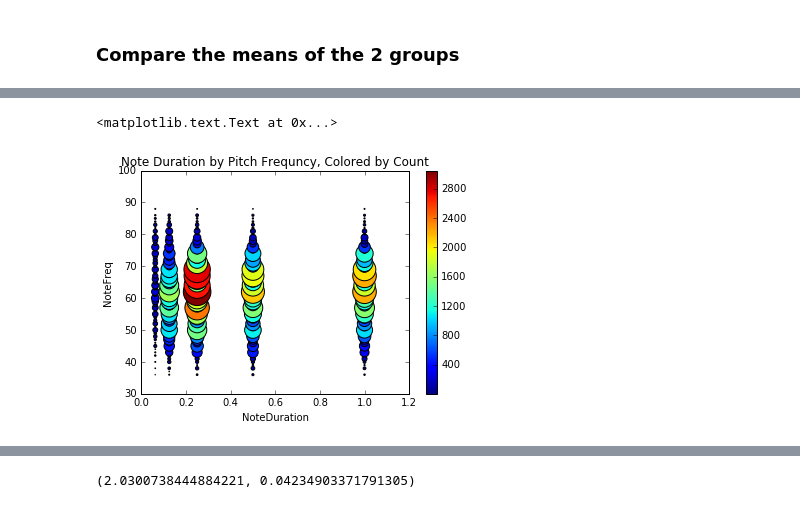
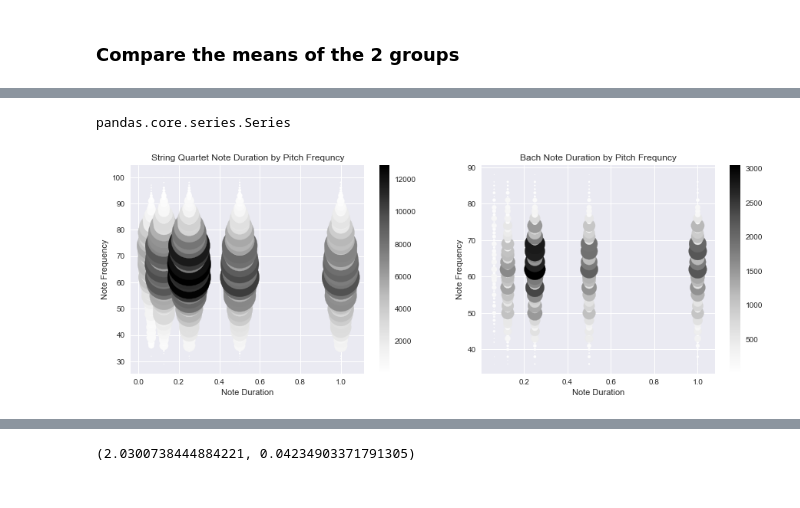
Before and after one commit to KKONZ/CDS, a Jupyter notebook: Capstone 1/Applied Inferential Statistics.ipynb, the cells around one changed output, grey strips where cells are left out. Cells and saved outputs as stored; diff of their text form; code cells hidden in the pictures.

Commit message:
Updated Inferential Stats and save image

```diff
--- a/Capstone 1/Applied Inferential Statistics.ipynb
+++ b/Capstone 1/Applied Inferential Statistics.ipynb
@@ -97,10 +114,12 @@ SQ.head()
 # %% [markdown]
 ### Compare the means of the 2 groups
 # %%
-xSQ = SQ.groupby(['NoteDuration', 'NoteFreq'])['str_NoteAndDuration'].count()
-xSQ = xSQ.reset_index()
-xSQ.columns = ['NoteDuration', 'NoteFreq', 'Count']
+StringsPD = StringsPD.groupby(['NoteDuration', 'NoteFreq'])['str_NoteAndDuration'].count()
+StringsPD = StringsPD.reset_index()
+StringsPD.columns = ['NoteDuration', 'NoteFreq', 'Count']
+# %%
+StringsPD.Count = StringsPD.Count.astype(int)
 # %%
-x = PitchData.groupby(['NoteDuration', 'NoteFreq'])['str_NoteAndDuration'].count()
-x = x.reset_index()
-x.columns = ['NoteDuration', 'NoteFreq', 'Count']
+BachPD = BachPD.groupby(['NoteDuration', 'NoteFreq'])['str_NoteAndDuration'].count()
+BachPD = BachPD.reset_index()
+BachPD.columns = ['NoteDuration', 'NoteFreq', 'Count']
@@ -124,17 +126,36 @@ plt.title("Note Duration by Pitch Frequncy, Colored by Count")
-# %%
-import seaborn as sns
-import matplotlib.pyplot as plt
-
-points = plt.scatter(x['NoteDuration']
-            , x['NoteFreq']
-            , c = x['Count']
-            , s = (x['Count']/4))
-
-plt.colorbar(points)
-
-sns.regplot("NoteDuration", 'NoteFreq', data=x, scatter=False, fit_reg = False)#, color = .1)
-
-plt.title("Note Duration by Pitch Frequncy, Colored by Count")
-# %% [output]
-<matplotlib.text.Text at 0x...>
-[figure, removed]
+# %%
+BachPD.Count = BachPD.Count.astype(int)
+# %%
+type(StringsPD.Count)
+# %% [output]
+pandas.core.series.Series
+# %%
+import seaborn as sns
+import matplotlib.pyplot as plt
+%matplotlib inline
+matplotlib.rcParams['figure.figsize'] = (15.0, 5.0)
+
+plt.subplot(1, 2, 1)
+points = plt.scatter(StringsPD['NoteDuration']
+            , StringsPD['NoteFreq']
+            , c = StringsPD['Count']
+            , s = (StringsPD['Count']/4))
+#plt.legend(['Count'], loc='upper right')
+plt.colorbar(points)
+plt.title("String Quartet Note Duration by Pitch Frequncy")
+plt.xlabel('Note Duration')
+plt.ylabel('Note Frequency')
+
+plt.subplot(1, 2, 2)
+points = plt.scatter(BachPD['NoteDuration']
+            , BachPD['NoteFreq']
+            , c = BachPD['Count']
+            , s = (BachPD['Count']/4))
+
+plt.colorbar(points)
+plt.title("Bach Note Duration by Pitch Frequncy")
+plt.xlabel('Note Duration')
+plt.ylabel('Note Frequency')
+plt.savefig('FreqDurationCompare.png')
+# %% [output]
+[figure, added]
```
Also changed, not shown: parts of 16 cells of this notebook, 1 other file.
